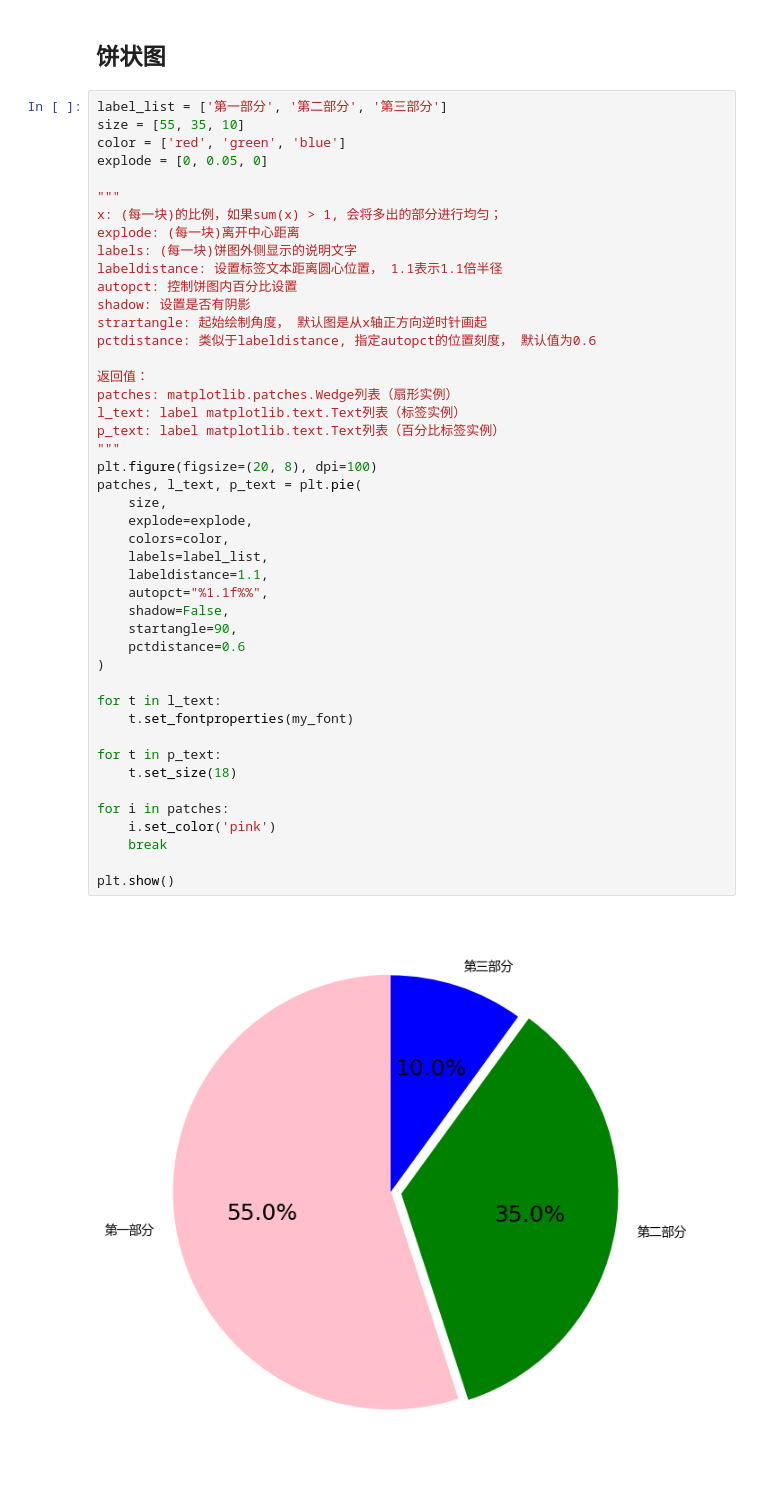
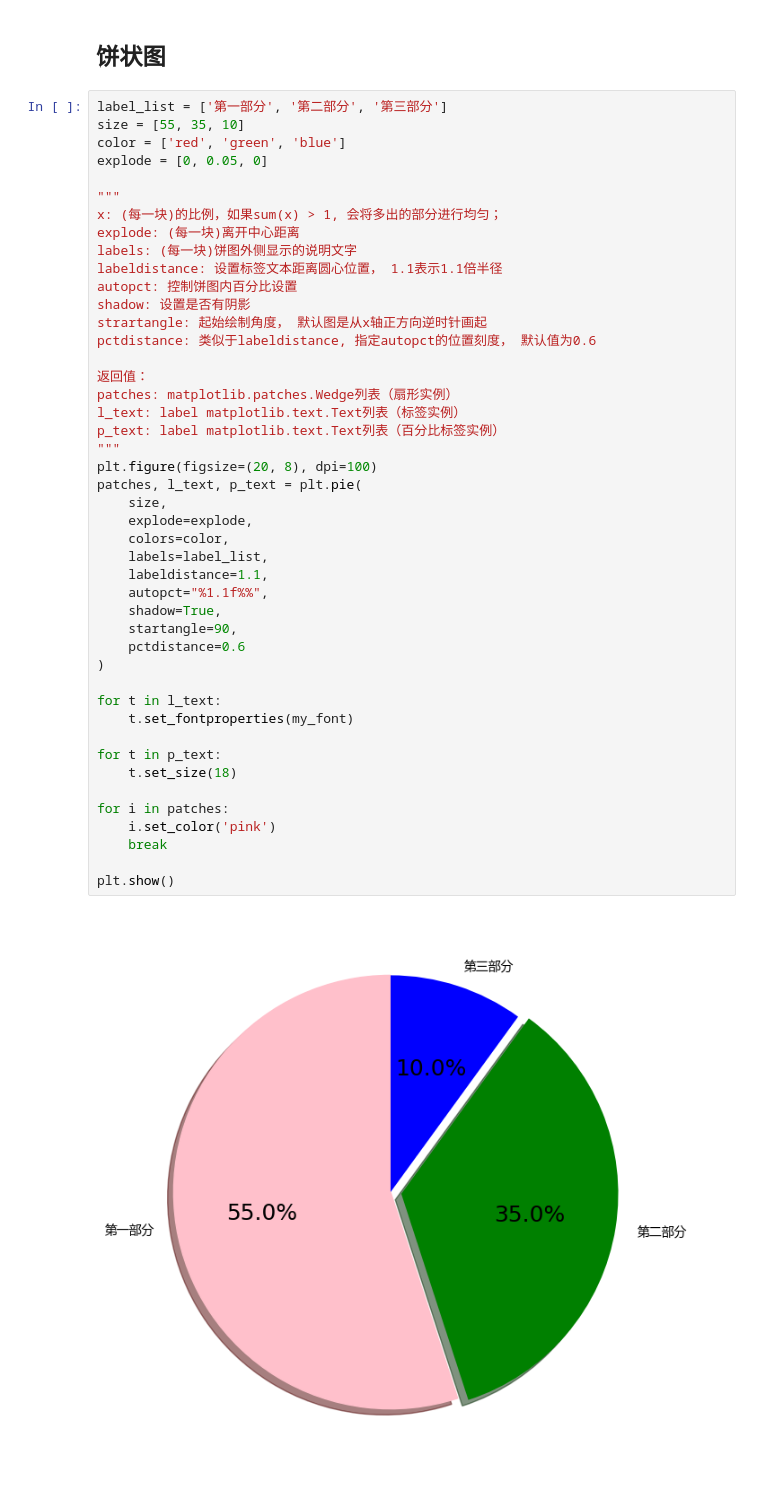
Before and after one commit to chenrun666/BigData, a Jupyter notebook: code/Python进阶/Matplotlib/main.ipynb, the cells around one changed output. Cells and saved outputs as stored; diff of their text form.

```diff
--- a/code/Python进阶/Matplotlib/main.ipynb
+++ b/code/Python进阶/Matplotlib/main.ipynb
@@ -315,32 +315,32 @@ pctdistance: 类似于labeldistance, 指定autopct的位置刻度， 默认值
 
 返回值：
 patches: matplotlib.patches.Wedge列表（扇形实例）
 l_text: label matplotlib.text.Text列表（标签实例）
 p_text: label matplotlib.text.Text列表（百分比标签实例）
 """
 plt.figure(figsize=(20, 8), dpi=100)
 patches, l_text, p_text = plt.pie(
     size,
     explode=explode,
     colors=color,
     labels=label_list,
     labeldistance=1.1,
     autopct="%1.1f%%",
-    shadow=False,
+    shadow=True,
     startangle=90,
     pctdistance=0.6
 )
 
 for t in l_text:
     t.set_fontproperties(my_font)
 
 for t in p_text:
     t.set_size(18)
 
 for i in patches:
     i.set_color('pink')
     break
 
 plt.show()
 # %% [output]
-[figure, old version]
+[figure, new version]
```
